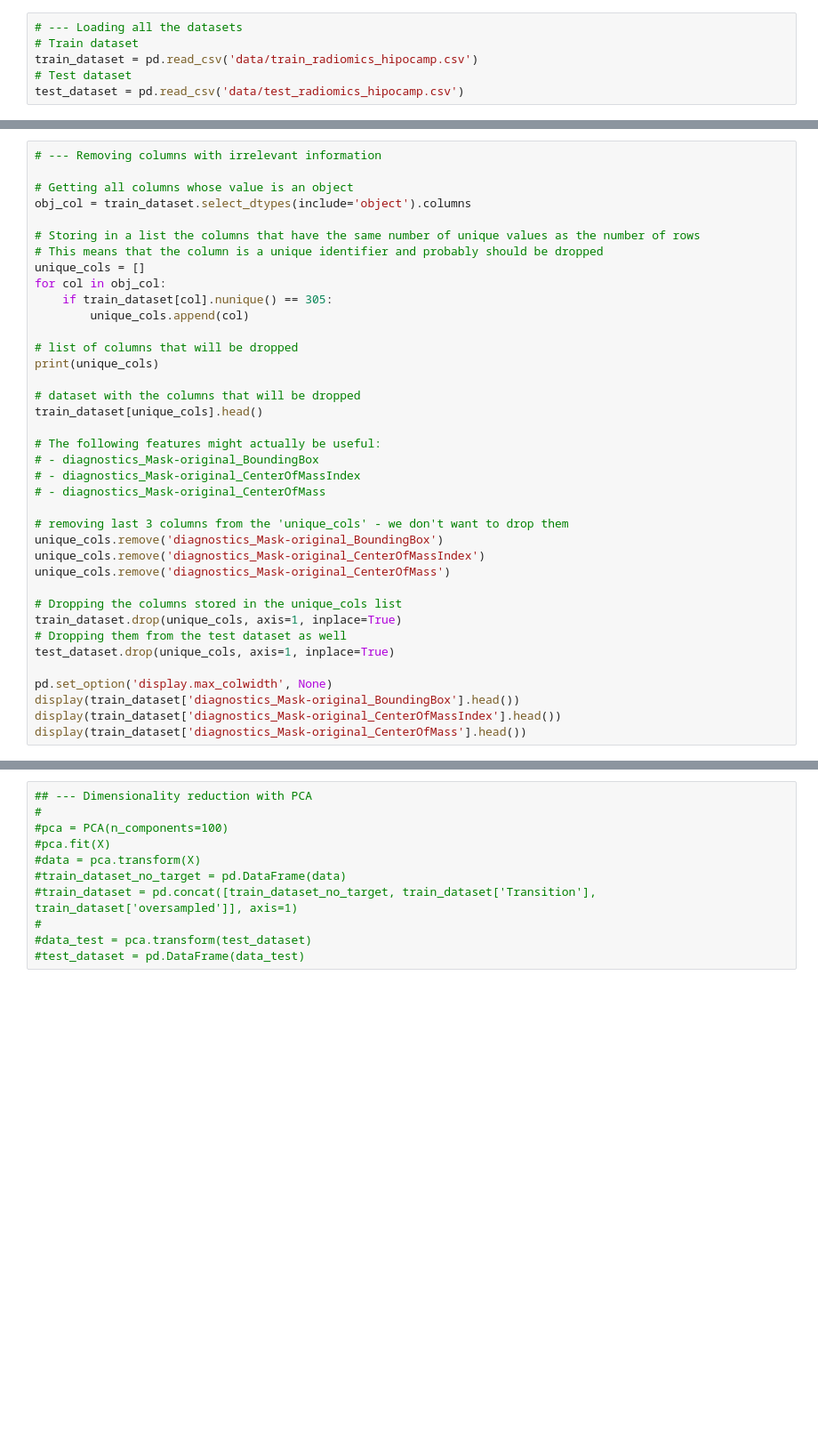
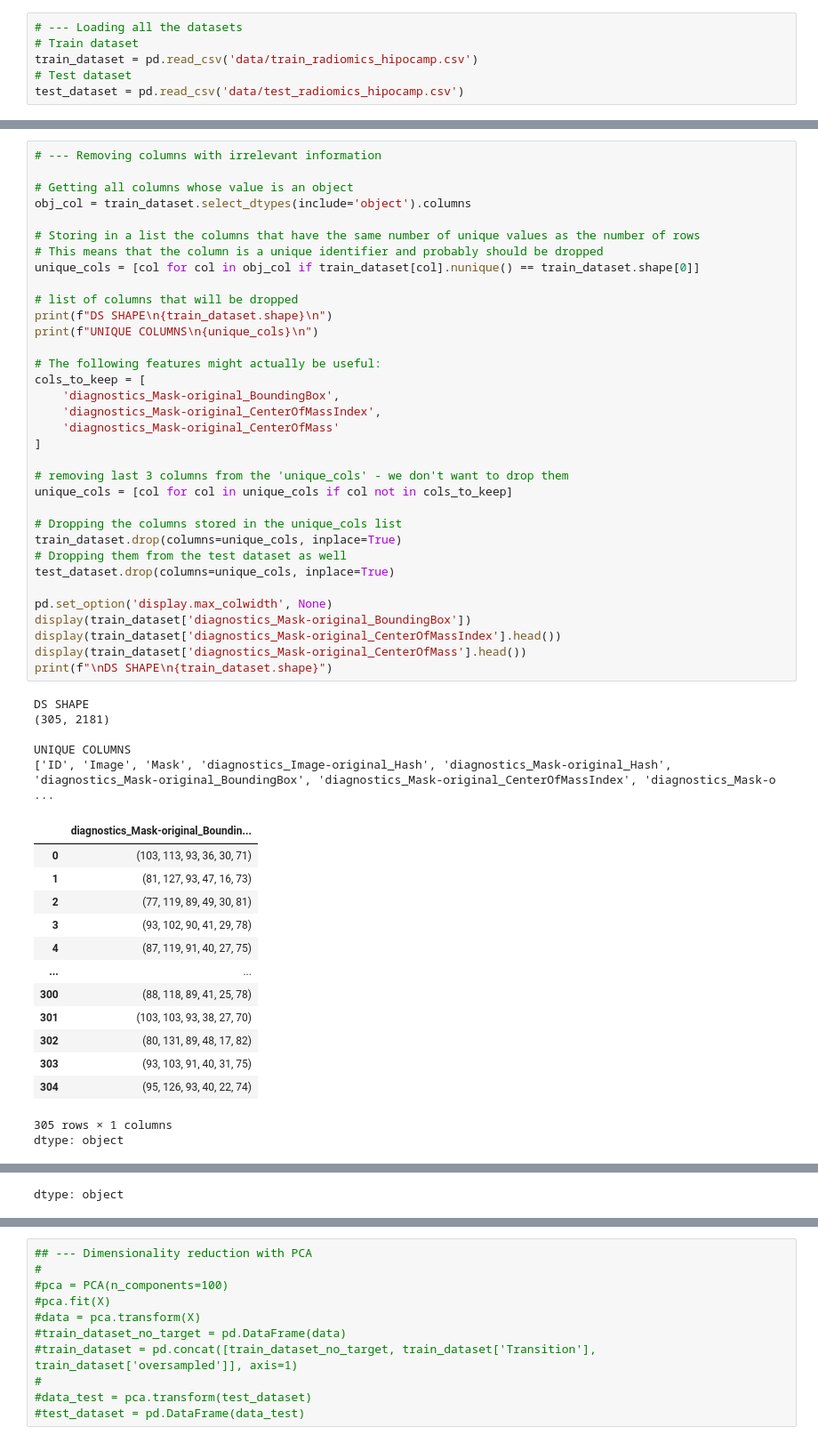
Before and after one commit to bohrges/DAA, a Jupyter notebook: project.ipynb, the cells around one changed output, grey strips where cells are left out. Shown at 89% size. Saved outputs shown, nothing was run; the diff lists cells and outputs as text; blank space fills up the shorter version.

```diff
--- a/project.ipynb
+++ b/project.ipynb
@@ -30,38 +60,54 @@ train_dataset.info(verbose=True, show_counts=True)
 # %%
 # --- Removing columns with irrelevant information
 
 # Getting all columns whose value is an object
 obj_col = train_dataset.select_dtypes(include='object').columns
 
 # Storing in a list the columns that have the same number of unique values as the number of rows
 # This means that the column is a unique identifier and probably should be dropped
-unique_cols = []
-for col in obj_col:
-    if train_dataset[col].nunique() == 305:
-        unique_cols.append(col)
+unique_cols = [col for col in obj_col if train_dataset[col].nunique() == train_dataset.shape[0]]
 
 # list of columns that will be dropped
-print(unique_cols)
-
-# dataset with the columns that will be dropped
-train_dataset[unique_cols].head()
+print(f"DS SHAPE\n{train_dataset.shape}\n")
+print(f"UNIQUE COLUMNS\n{unique_cols}\n")
 
 # The following features might actually be useful:
-# - diagnostics_Mask-original_BoundingBox
-# - diagnostics_Mask-original_CenterOfMassIndex
-# - diagnostics_Mask-original_CenterOfMass
+cols_to_keep = [
+    'diagnostics_Mask-original_BoundingBox',
+    'diagnostics_Mask-original_CenterOfMassIndex',
+    'diagnostics_Mask-original_CenterOfMass'
+]
 
 # removing last 3 columns from the 'unique_cols' - we don't want to drop them
-unique_cols.remove('diagnostics_Mask-original_BoundingBox')
-unique_cols.remove('diagnostics_Mask-original_CenterOfMassIndex')
-unique_cols.remove('diagnostics_Mask-original_CenterOfMass')
+unique_cols = [col for col in unique_cols if col not in cols_to_keep]
 
 # Dropping the columns stored in the unique_cols list
-train_dataset.drop(unique_cols, axis=1, inplace=True)
+train_dataset.drop(columns=unique_cols, inplace=True)
 # Dropping them from the test dataset as well
-test_dataset.drop(unique_cols, axis=1, inplace=True)
+test_dataset.drop(columns=unique_cols, inplace=True)
 
 pd.set_option('display.max_colwidth', None)
-display(train_dataset['diagnostics_Mask-original_BoundingBox'].head())
+display(train_dataset['diagnostics_Mask-original_BoundingBox'])
 display(train_dataset['diagnostics_Mask-original_CenterOfMassIndex'].head())
 display(train_dataset['diagnostics_Mask-original_CenterOfMass'].head())
+print(f"\nDS SHAPE\n{train_dataset.shape}")
+# %% [output]
+DS SHAPE
+(305, 2181)
+
+UNIQUE COLUMNS
+['ID', 'Image', 'Mask', 'diagnostics_Image-original_Hash', 'diagnostics_Mask-original_Hash', 'diagnostics_Mask-original_BoundingBox', 'diagnostics_Mask-original_CenterOfMassIndex', 'diagnostics_Mask-o ...
+|  | diagnostics_Mask-original_Boundin... |
+| 0 | (103, 113, 93, 36, 30, 71) |
+| 1 | (81, 127, 93, 47, 16, 73) |
+| 2 | (77, 119, 89, 49, 30, 81) |
+| 3 | (93, 102, 90, 41, 29, 78) |
+| 4 | (87, 119, 91, 40, 27, 75) |
+| ... | ... |
+| 300 | (88, 118, 89, 41, 25, 78) |
+| 301 | (103, 103, 93, 38, 27, 70) |
+| 302 | (80, 131, 89, 48, 17, 82) |
+| 303 | (93, 103, 91, 40, 31, 75) |
+| 304 | (95, 126, 93, 40, 22, 74) |
+305 rows × 1 columns
+dtype: object
@@ -67,0 +120 @@ display(train_dataset['diagnostics_Mask-original_CenterOfMass'].head())
+dtype: object
```
Also changed, not shown: parts of 32 cells of this notebook.
